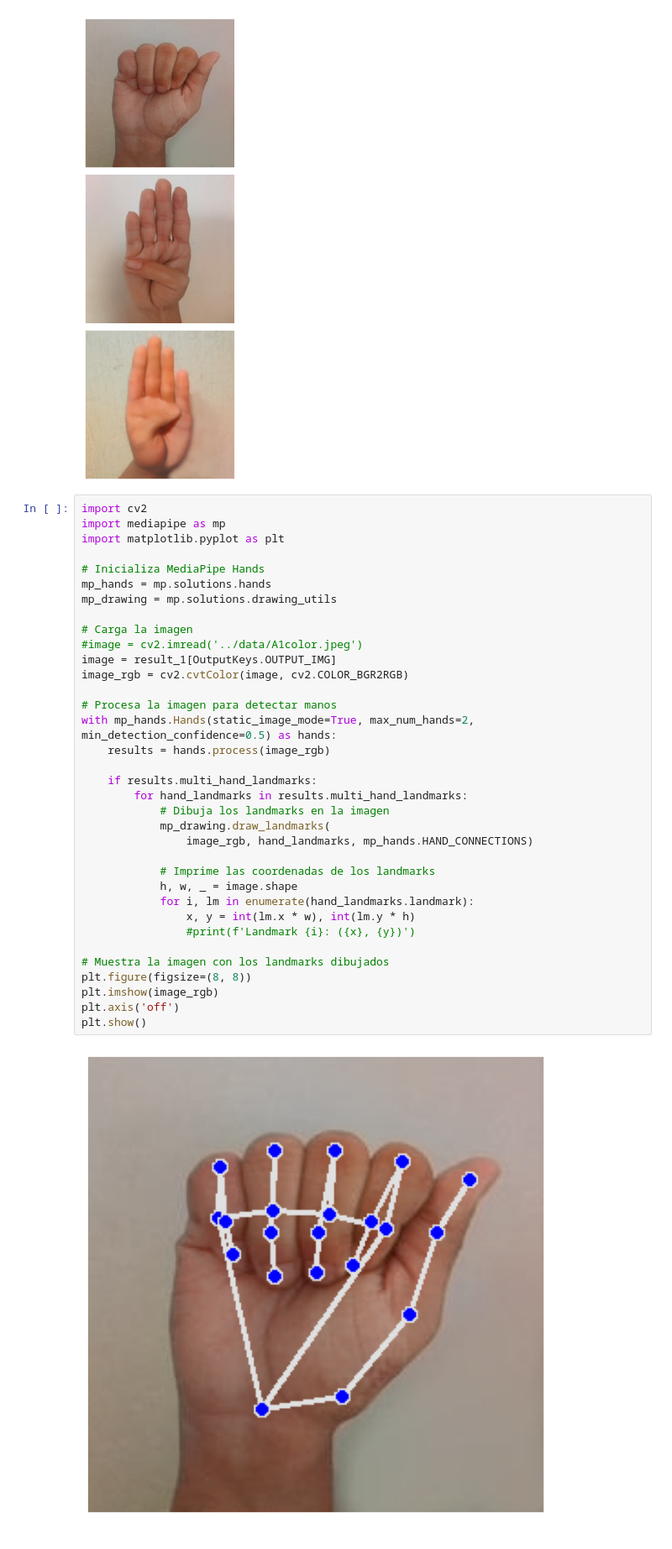
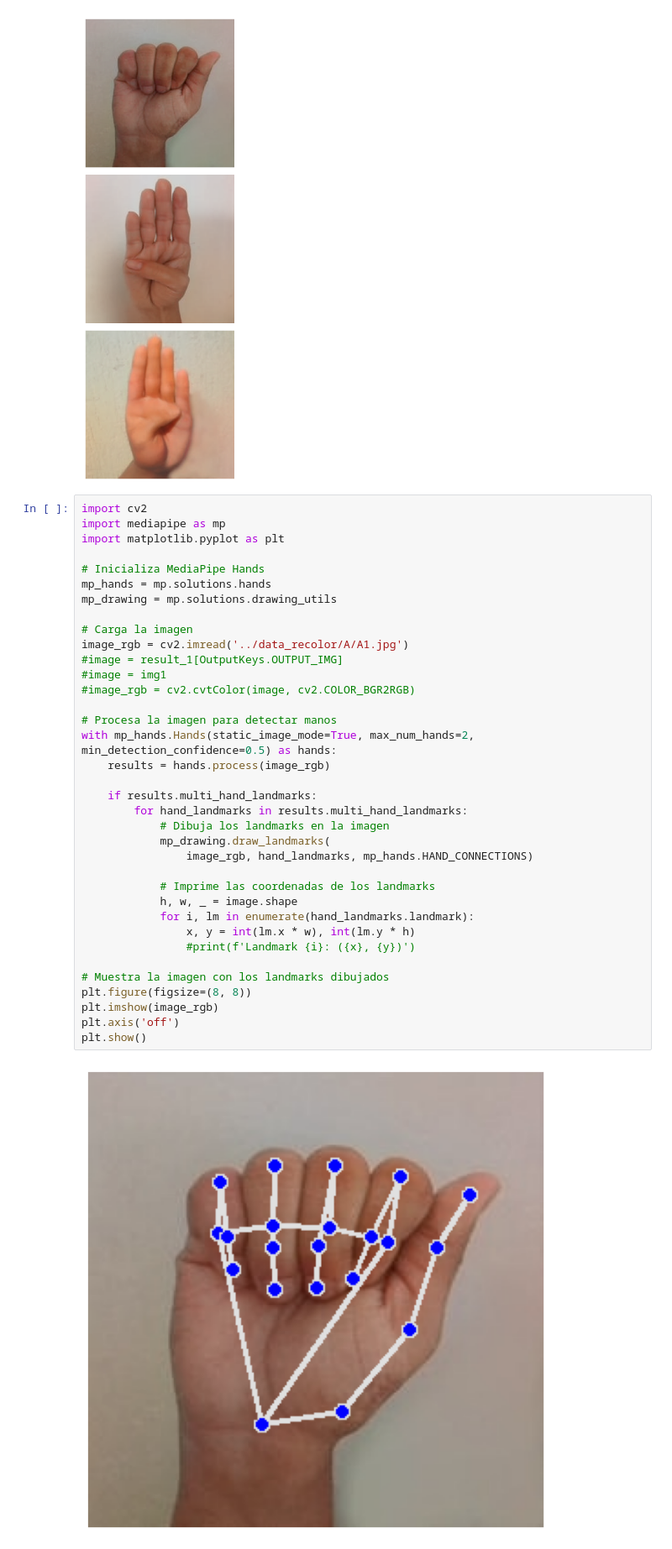
Before and after one commit to josemgoji/sign_language_detection, a Jupyter notebook: datalab/Photo_Colorization.ipynb, the cells around one changed output. Shown at 84% size. Cells and saved outputs as stored; diff of their text form.

```diff
--- a/datalab/Photo_Colorization.ipynb
+++ b/datalab/Photo_Colorization.ipynb
@@ -137,34 +137,35 @@ import mediapipe as mp
 import matplotlib.pyplot as plt
 
 # Inicializa MediaPipe Hands
 mp_hands = mp.solutions.hands
 mp_drawing = mp.solutions.drawing_utils
 
 # Carga la imagen
-#image = cv2.imread('../data/A1color.jpeg')
-image = result_1[OutputKeys.OUTPUT_IMG]
-image_rgb = cv2.cvtColor(image, cv2.COLOR_BGR2RGB)
+image_rgb = cv2.imread('../data_recolor/A/A1.jpg')
+#image = result_1[OutputKeys.OUTPUT_IMG]
+#image = img1
+#image_rgb = cv2.cvtColor(image, cv2.COLOR_BGR2RGB)
 
 # Procesa la imagen para detectar manos
 with mp_hands.Hands(static_image_mode=True, max_num_hands=2, min_detection_confidence=0.5) as hands:
     results = hands.process(image_rgb)
 
     if results.multi_hand_landmarks:
         for hand_landmarks in results.multi_hand_landmarks:
             # Dibuja los landmarks en la imagen
             mp_drawing.draw_landmarks(
                 image_rgb, hand_landmarks, mp_hands.HAND_CONNECTIONS)
 
             # Imprime las coordenadas de los landmarks
             h, w, _ = image.shape
             for i, lm in enumerate(hand_landmarks.landmark):
                 x, y = int(lm.x * w), int(lm.y * h)
                 #print(f'Landmark {i}: ({x}, {y})')
 
 # Muestra la imagen con los landmarks dibujados
 plt.figure(figsize=(8, 8))
 plt.imshow(image_rgb)
 plt.axis('off')
 plt.show()
 # %% [output]
-[figure, old version]
+[figure, new version]
```
Also changed, not shown: parts of 3 cells of this notebook, 6 other files.
